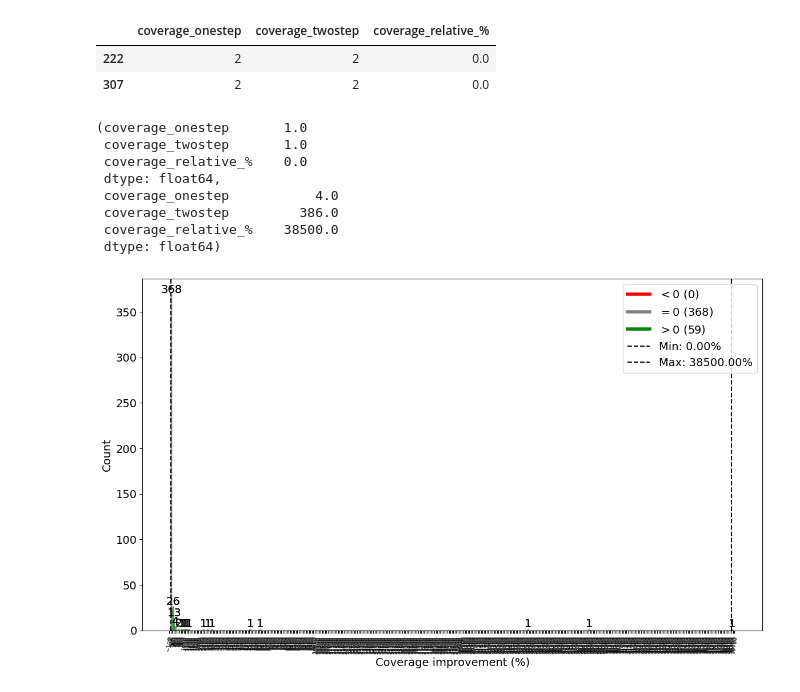
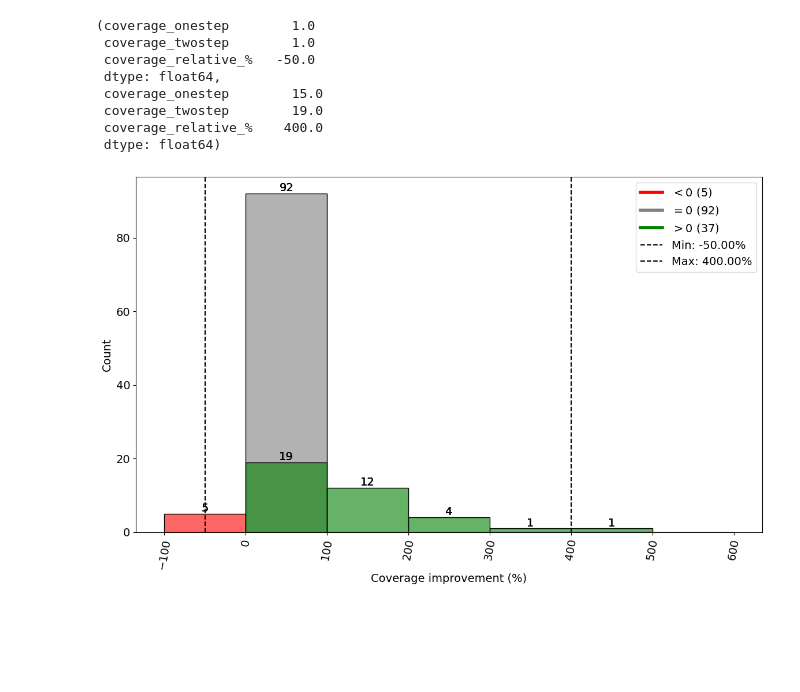
Before and after one commit to franciscomateus0119/GExp, a Jupyter notebook: SVM-Experiments/Artificial-Histograms-SVM.ipynb, the cells around one changed output. Drawn from its saved outputs; the diff is of its cells as text; code cells hidden in the pictures; blank space fills up the shorter version.

```diff
--- a/SVM-Experiments/Artificial-Histograms-SVM.ipynb
+++ b/SVM-Experiments/Artificial-Histograms-SVM.ipynb
@@ -31,9 +31,9 @@ lower_bound = loaded_bounds['lower_bound']
 upper_bound = loaded_bounds['upper_bound']
 np.random.seed(50)
 # %%
-d = 0.001
+d = 0.1
 p = 0.25
-num_instances=1000
+num_instances=100
 X_test = pd.read_csv(f'{dataset_name}_results/{dataset_name}_X_test.csv')
 onestep_coverages = []
 twostep_coverages = []
@@ -204,19 +201,13 @@ display(raw_df)
-# %%
-raw_df[(raw_df["coverage_onestep"] > 1) & (raw_df["coverage_twostep"] > 1) & (raw_df["coverage_relative_%"] == 0)]
-# %% [output]
-|  | coverage_onestep | coverage_twostep | coverage_relative_% |
-| 222 | 2 | 2 | 0.0 |
-| 307 | 2 | 2 | 0.0 |
 # %%
 raw_df.min(), raw_df.max()
 # %% [output]
-(coverage_onestep       1.0
- coverage_twostep       1.0
- coverage_relative_%    0.0
+(coverage_onestep        1.0
+ coverage_twostep        1.0
+ coverage_relative_%   -50.0
  dtype: float64,
- coverage_onestep           4.0
- coverage_twostep         386.0
- coverage_relative_%    38500.0
+ coverage_onestep        15.0
+ coverage_twostep        19.0
+ coverage_relative_%    400.0
  dtype: float64)
 # %%
 # Compute relative proportion
@@ -247,16 +238,19 @@ ax_list = []
 if len(values_lt_0) > 0:
     ax_lt_0 = sns.histplot(values_lt_0, bins=bin_edges_lt_0, kde=False, color='red', alpha=0.6, label=r'$ < 0$')
     ax_list.append(ax_lt_0)
+
 if len(values_eq_0) > len(values_gt_0[values_gt_0<bin_width]):
     ax_eq_0 = sns.histplot(values_eq_0, bins=bin_edges_gt_0, kde=False, color='gray', alpha=0.6, label=r'$ = 0$')
-    ax_list.append(ax_eq_0)
-else:
-    ax_eq_0 = sns.histplot(values_eq_0, bins=bin_edges_gt_0, kde=False, color='gray', alpha=1, label=r'$ = 0$')
     ax_list.append(ax_eq_0)
 
 if len(values_gt_0) > 0:
     ax_gt_0 = sns.histplot(values_gt_0, bins=bin_edges_gt_0, kde=False, color='green', alpha=0.6, label=r'$ > 0$')
     ax_list.append(ax_gt_0)
+
+
+if len(values_eq_0) <= len(values_gt_0[values_gt_0<bin_width]):
+    ax_eq_0 = sns.histplot(values_eq_0, bins=bin_edges_gt_0, kde=False, color='gray', alpha=1, label=r'$ = 0$')
+    ax_list.append(ax_eq_0)
 
 # Add numbers above each bin
 for ax in ax_list:
@@ -274,7 +268,7 @@ for ax in ax_list:
 
 # Adjust xticks
 xticks = np.arange(min_value, max_value+1+bin_width, bin_width)
-plt.xticks(xticks, rotation=80,fontsize=7)
+plt.xticks(xticks, rotation=80,fontsize=14)
 plt.yticks(fontsize=14)
 
 # Find the y-position of the highest bar
@@ -284,35 +278,35 @@ ax = plt.gca()  # Get current axis
 ax.axvline(relative_proportion.min(), color='black', linestyle='--', label=f'Min: {relative_proportion.min():.2f}')
 ax.axvline(relative_proportion.max(), color='black', linestyle='--', label=f'Max: {relative_proportion.max():.2f}')
 
 
 
 # Labels and title
 plt.ylabel('Count',fontsize=14)
 plt.xlabel('Coverage improvement (%)',fontsize=14)
 #plt.title(f'{dataset_title_name} - Elementwise coverage (%) comparison Twostep vs Onestep (n={len(raw_df)}, p={p})',fontsize=14)
 
 # Correct legend
 min_line = mlines.Line2D([], [], color='black', linestyle='--', label=f'Min: {relative_proportion.min():.2f}%')
 max_line = mlines.Line2D([], [], color='black', linestyle='--', label=f'Max: {relative_proportion.max():.2f}%')
 
 # Define existing legend handles
 legend_handles = [
     plt.Line2D([0], [0], color='red', lw=4, label=rf'$ < 0$ ({len(values_lt_0)})'),
     plt.Line2D([0], [0], color='gray', lw=4, label=rf'$ = 0$ ({len(values_eq_0)})'),
     plt.Line2D([0], [0], color='green', lw=4, label=rf'$ > 0$ ({len(values_gt_0)})'),
     min_line,  # Add min line
     max_line   # Add max line
 ]
 
 # Update the legend
 plt.legend(handles=legend_handles, loc='upper right',fontsize=14)
 
 
 #plt.savefig(f"{dataset_name}_results/{dataset_name}_artificial_coverage_{p}.eps", format='eps', dpi=300, bbox_inches='tight')
-#plt.savefig(f"relative_coverage/{dataset_name}_artificial_coverage_{p}.png", format='png', dpi=200, bbox_inches='tight')
+plt.savefig(f"relative_coverage/{dataset_name}_artificial_coverage_{p}.png", format='png', dpi=200, bbox_inches='tight')
 plt.show()
 # %% [output]
-[figure, old version]
+[figure, new version]
 # %%
 # import numpy as np
 # import matplotlib.pyplot as plt
```
Also changed, not shown: parts of 2 cells of this notebook, 46 other files.
